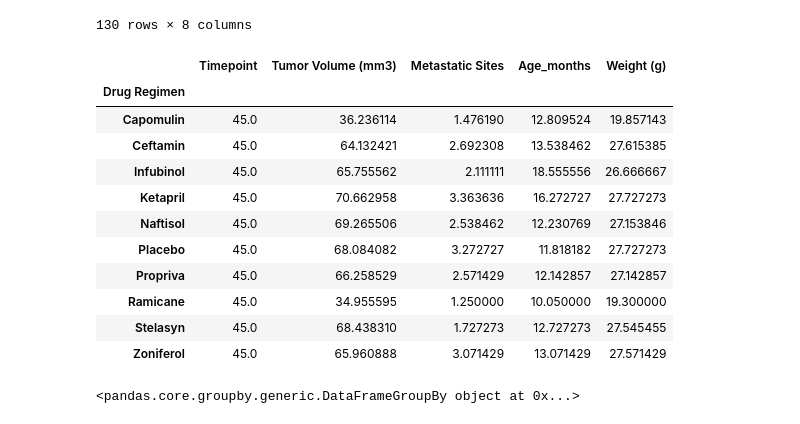
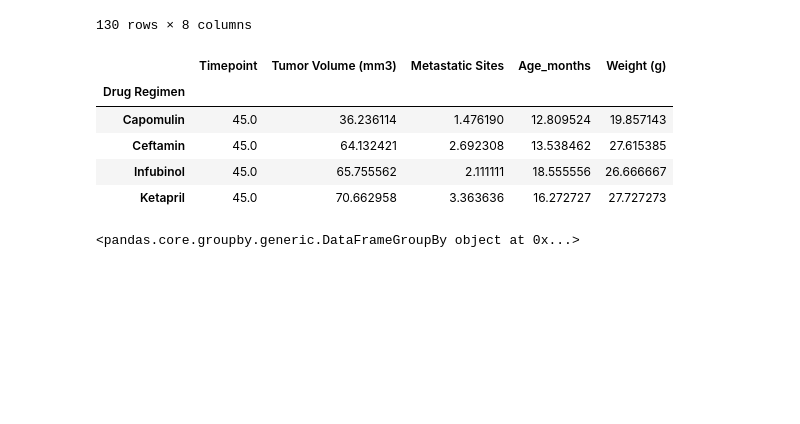
Before and after one commit to IrinaUX/MatPlotLib_hw, a Jupyter notebook: pymaceuticals_starter-Copy6_Statisctics.ipynb, the cells around one changed output. Cells and saved outputs as stored; diff of their text form; code cells hidden in the pictures; blank space fills up the shorter version.

```diff
--- a/pymaceuticals_starter-Copy6_Statisctics.ipynb
+++ b/pymaceuticals_starter-Copy6_Statisctics.ipynb
@@ -411,22 +412,17 @@ final_volume_df
 | 1891 | x773 | 45 | 58.634971 | 4 | Placebo | Female | 21 | ... |
 | 1892 | b879 | 45 | 72.555239 | 2 | Stelasyn | Female | 4 | ... |
 130 rows × 8 columns
-# %%
-grouped_final_volume_df = final_volume_df.groupby('Drug Regimen').mean()
-grouped_final_volume_df
-# %% [output]
-|  | Timepoint | Tumor Volume (mm3) | Metastatic Sites | Age_months | Weight (g) |
-| Drug Regimen |  |  |  |  |  |
-| Capomulin | 45.0 | 36.236114 | 1.476190 | 12.809524 | 19.857143 |
-| Ceftamin | 45.0 | 64.132421 | 2.692308 | 13.538462 | 27.615385 |
-| Infubinol | 45.0 | 65.755562 | 2.111111 | 18.555556 | 26.666667 |
-| Ketapril | 45.0 | 70.662958 | 3.363636 | 16.272727 | 27.727273 |
-| Naftisol | 45.0 | 69.265506 | 2.538462 | 12.230769 | 27.153846 |
-| Placebo | 45.0 | 68.084082 | 3.272727 | 11.818182 | 27.727273 |
-| Propriva | 45.0 | 66.258529 | 2.571429 | 12.142857 | 27.142857 |
-| Ramicane | 45.0 | 34.955595 | 1.250000 | 10.050000 | 19.300000 |
-| Stelasyn | 45.0 | 68.438310 | 1.727273 | 12.727273 | 27.545455 |
-| Zoniferol | 45.0 | 65.960888 | 3.071429 | 13.071429 | 27.571429 |
+# %%
+# (wrong, see correct solution below) Find Top 4 most promising Drug Regimens for treating cancer in mice
+grouped_final_volume_df = final_volume_df.groupby('Drug Regimen').mean()
+grouped_final_volume_df.head(4)
+# %% [output]
+|  | Timepoint | Tumor Volume (mm3) | Metastatic Sites | Age_months | Weight (g) |
+| Drug Regimen |  |  |  |  |  |
+| Capomulin | 45.0 | 36.236114 | 1.476190 | 12.809524 | 19.857143 |
+| Ceftamin | 45.0 | 64.132421 | 2.692308 | 13.538462 | 27.615385 |
+| Infubinol | 45.0 | 65.755562 | 2.111111 | 18.555556 | 26.666667 |
+| Ketapril | 45.0 | 70.662958 | 3.363636 | 16.272727 | 27.727273 |
 # %%
 sorted_grouped_final_vol_test7_df = final_volume_df.groupby(['Drug Regimen', 'Tumor Volume (mm3)'])
 sorted_grouped_final_vol_test7_df
```
Also changed, not shown: parts of 15 cells of this notebook, 11 other files.
